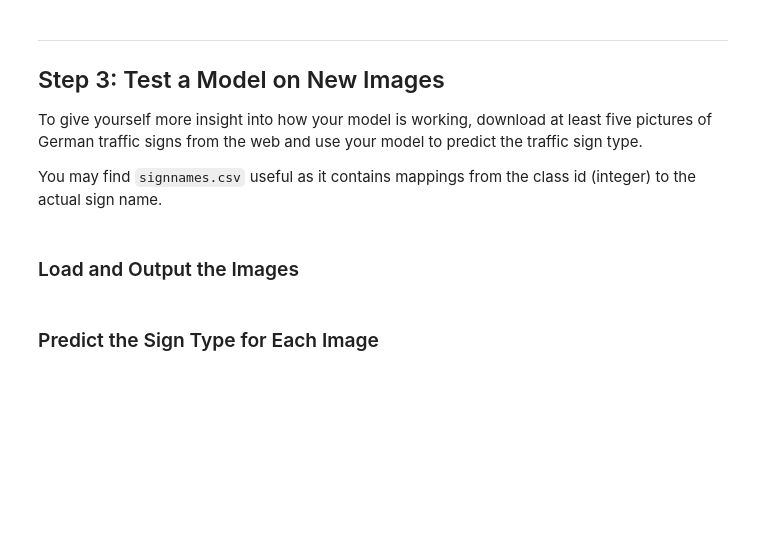
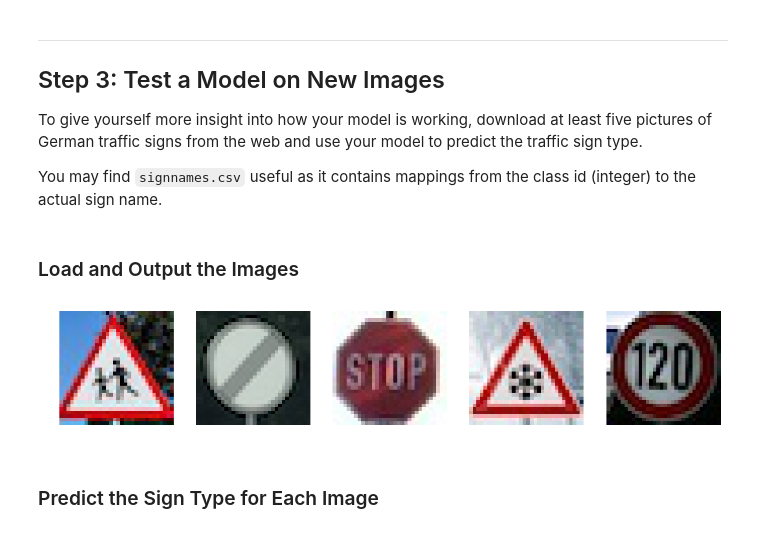
Before and after one commit to cseHdz/CarND-TrafficSignClassifier, a Jupyter notebook: Traffic_Sign_Classifier.ipynb, the cells around one changed output. Drawn from its saved outputs; the diff is of its cells as text; code cells hidden in the pictures; blank space fills up the shorter version.

```diff
--- a/Traffic_Sign_Classifier.ipynb
+++ b/Traffic_Sign_Classifier.ipynb
@@ -226,0 +456,17 @@ sets imply underfitting. A high accuracy on the training set but low accuracy on
+# %%
+EPOCHS = 10
+BATCH_SIZE = 128
+
+correct_prediction = tf.equal(tf.argmax(logits, 1), tf.argmax(one_hot_y, 1))
+accuracy_operation = tf.reduce_mean(tf.cast(correct_prediction, tf.float32))
+saver = tf.train.Saver()
+
+def evaluate(X_data, y_data):
+    num_examples = len(X_data)
+    total_accuracy = 0
+    sess = tf.get_default_session()
+    for offset in range(0, num_examples, BATCH_SIZE):
+        batch_x, batch_y = X_data[offset:offset+BATCH_SIZE], y_data[offset:offset+BATCH_SIZE]
+        accuracy = sess.run(accuracy_operation, feed_dict={x: batch_x, y: batch_y})
+        total_accuracy += (accuracy * len(batch_x))
+    return total_accuracy / num_examples
@@ -240,2 +587,32 @@ You may find `signnames.csv` useful as it contains mappings from the class id (i
+# %%
+### Load the images and plot them here.
+### Feel free to use as many code cells as needed.
+import os
+new_file_path = Path.cwd() / 'new_signs'
+files = [nf for nf in os.listdir(new_file_path)
+         if nf[-3:] in ['jpg', 'png']]
+
+labels = {'Crossing.jpg':28,
+          'NoSpeed.png':32,
+          'Stop.jpg':14,
+          'Snow.jpg':30,
+          '120Speed.jpg':8}
+
+new_images = []
+new_labels = []
+
+import cv2
+
+fig, axs = plt.subplots(1, 5, figsize = (15, 3))
+
+for i, img in enumerate(files):
+
+    image = cv2.imread(str(new_file_path / img))
+    axs[i].axis('off')
+    axs[i].imshow(cv2.cvtColor(image, cv2.COLOR_BGR2RGB))
+    new_images.append(image)
+    new_labels.append(labels[img])
+# %% [output]
+[figure, added]
 # %% [markdown]
 ### Predict the Sign Type for Each Image
```
Also changed, not shown: parts of 34 cells of this notebook, 10 other files.
